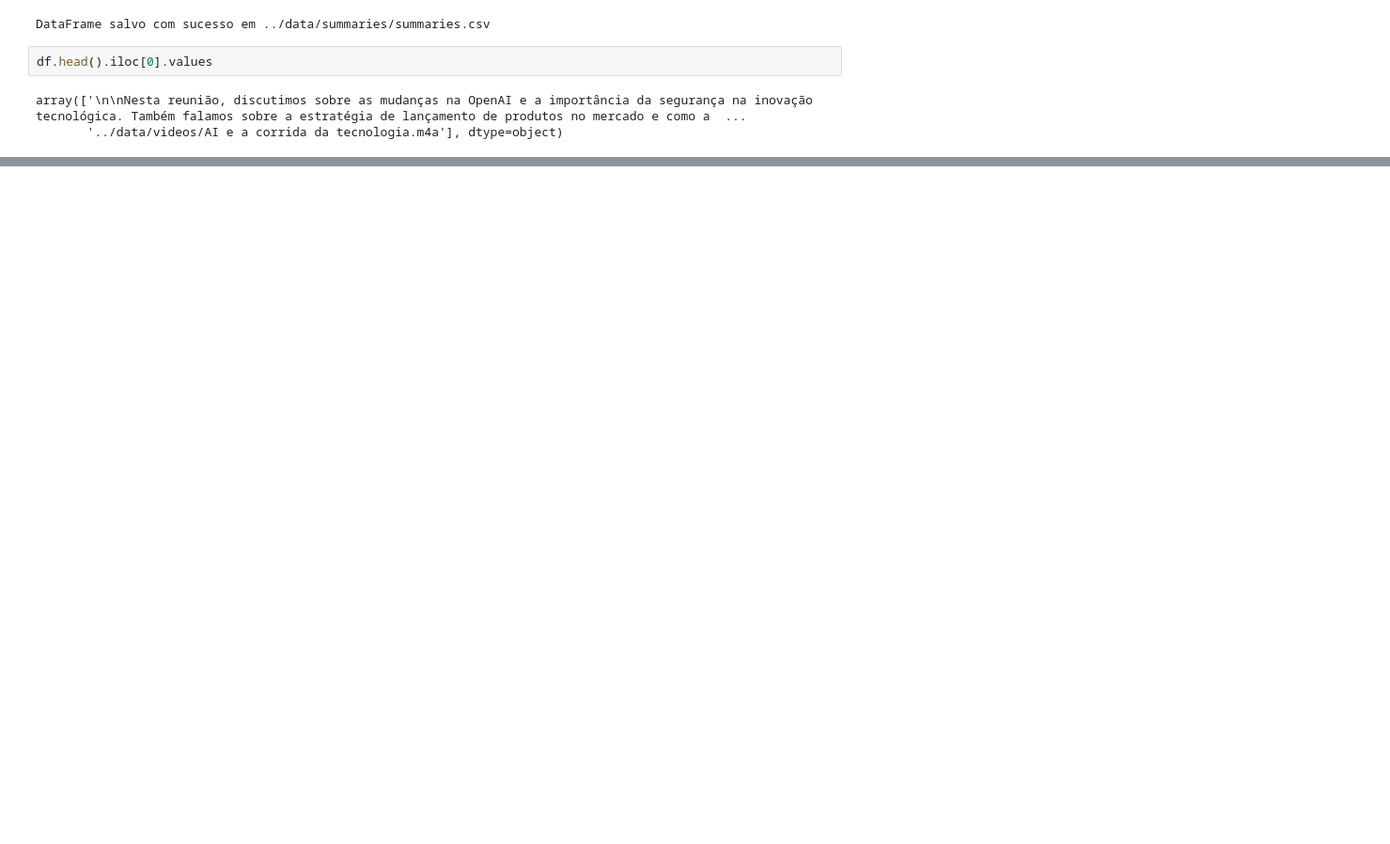
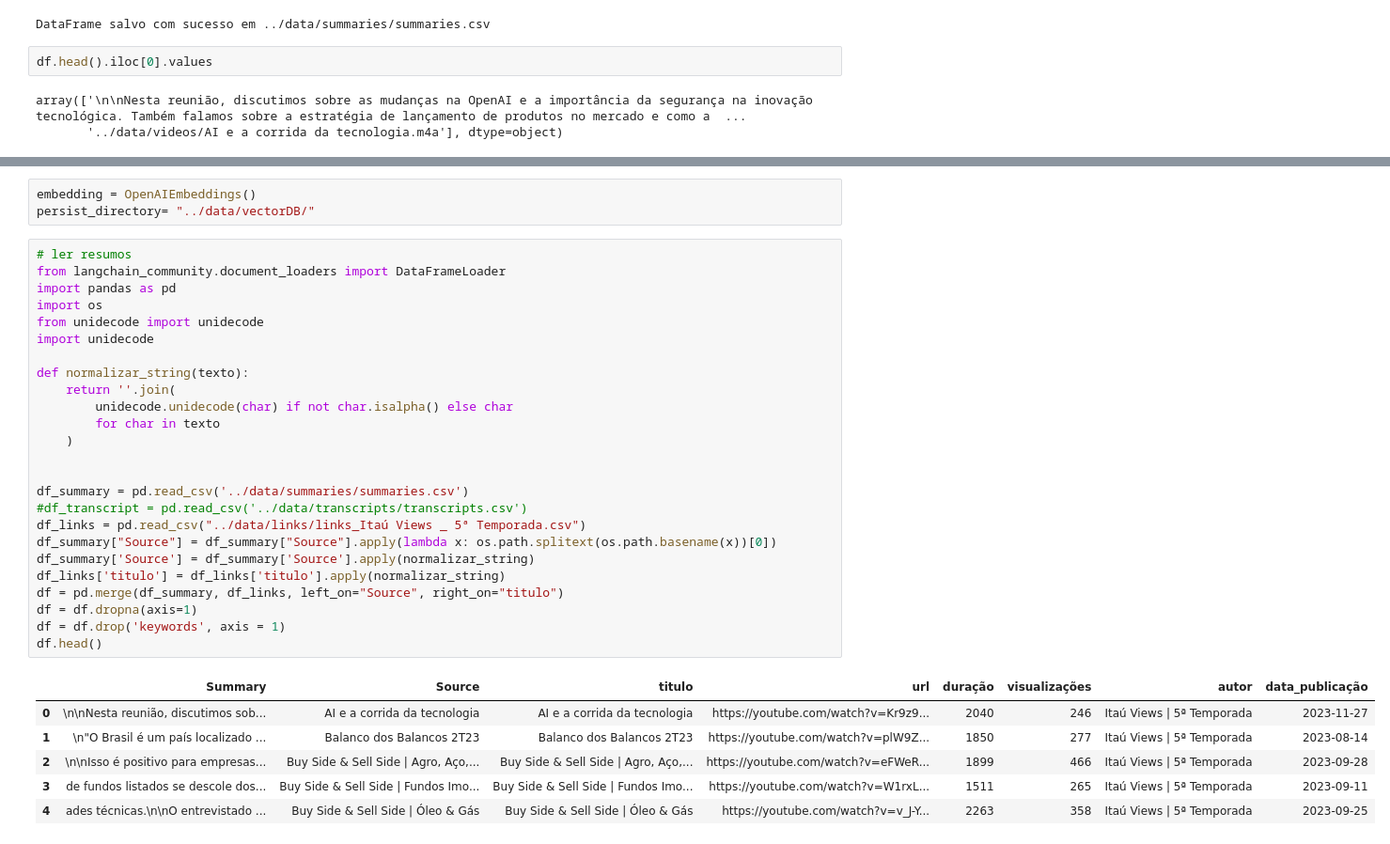
Before and after one commit to VictorBeraldo/open-speech-analytics, a Jupyter notebook: notebooks/main.ipynb, the cells around one changed output, grey strips where cells are left out. Shown at 94% size. Cells and saved outputs as stored; diff of their text form; blank space fills up the shorter version.

Commit message:
Implementar banco de dados vetoriais para a base de resumos e estragtégias de busca (VectorDB, Retrieval, SelfQuery).

```diff
--- a/notebooks/main.ipynb
+++ b/notebooks/main.ipynb
@@ -321,0 +302,35 @@ summaries
+# %%
+embedding = OpenAIEmbeddings()
+persist_directory= "../data/vectorDB/"
+# %%
+# ler resumos
+from langchain_community.document_loaders import DataFrameLoader
+import pandas as pd
+import os
+from unidecode import unidecode
+import unidecode
+
+def normalizar_string(texto):
+    return ''.join(
+        unidecode.unidecode(char) if not char.isalpha() else char
+        for char in texto
+    )
+
+
+df_summary = pd.read_csv('../data/summaries/summaries.csv')
+#df_transcript = pd.read_csv('../data/transcripts/transcripts.csv')
+df_links = pd.read_csv("../data/links/links_Itaú Views _ 5ª Temporada.csv")
+df_summary["Source"] = df_summary["Source"].apply(lambda x: os.path.splitext(os.path.basename(x))[0])
+df_summary['Source'] = df_summary['Source'].apply(normalizar_string)
+df_links['titulo'] = df_links['titulo'].apply(normalizar_string)
+df = pd.merge(df_summary, df_links, left_on="Source", right_on="titulo")
+df = df.dropna(axis=1)
+df = df.drop('keywords', axis = 1)
+df.head()
+# %% [output]
+|  | Summary | Source | titulo | url | duração | visualizações | autor | data_publicação |
+| 0 | \n\nNesta reunião, discutimos sob... | AI e a corrida da tecnologia | AI e a corrida da tecnologia | https://youtube.com/watch?v=Kr9z9... | 2040 | 246 | Itaú Views | 5ª Temporada | 2023-11-27 |
+| 1 | \n"O Brasil é um país localizado ... | Balanco dos Balancos 2T23 | Balanco dos Balancos 2T23 | https://youtube.com/watch?v=plW9Z... | 1850 | 277 | Itaú Views | 5ª Temporada | 2023-08-14 |
+| 2 | \n\nIsso é positivo para empresas... | Buy Side & Sell Side | Agro, Aço,... | Buy Side & Sell Side | Agro, Aço,... | https://youtube.com/watch?v=eFWeR... | 1899 | 466 | Itaú Views | 5ª Temporada | 2023-09-28 |
+| 3 | de fundos listados se descole dos... | Buy Side & Sell Side | Fundos Imo... | Buy Side & Sell Side | Fundos Imo... | https://youtube.com/watch?v=W1rxL... | 1511 | 265 | Itaú Views | 5ª Temporada | 2023-09-11 |
+| 4 | ades técnicas.\n\nO entrevistado ... | Buy Side & Sell Side | Óleo & Gás | Buy Side & Sell Side | Óleo & Gás | https://youtube.com/watch?v=v_J-Y... | 2263 | 358 | Itaú Views | 5ª Temporada | 2023-09-25 |
```
Also changed, not shown: parts of 49 cells of this notebook, 4 other files.
